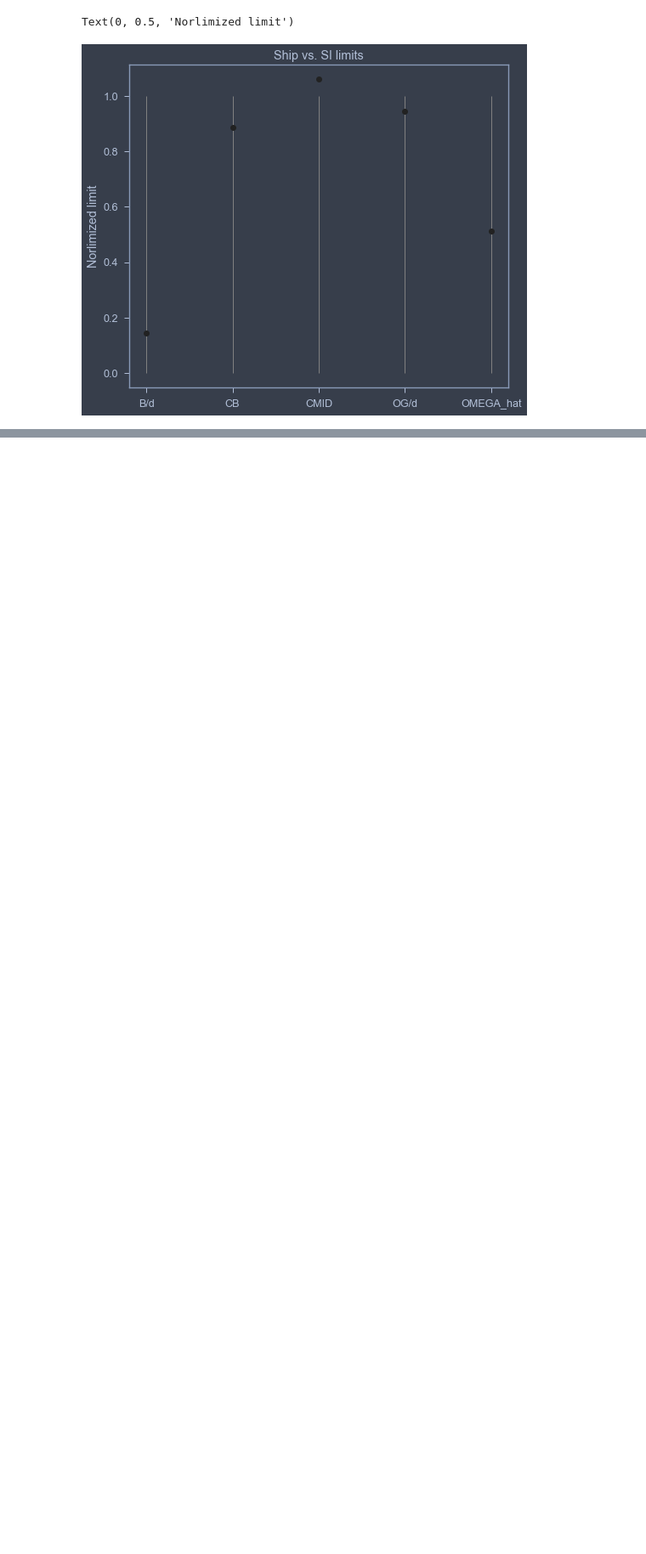
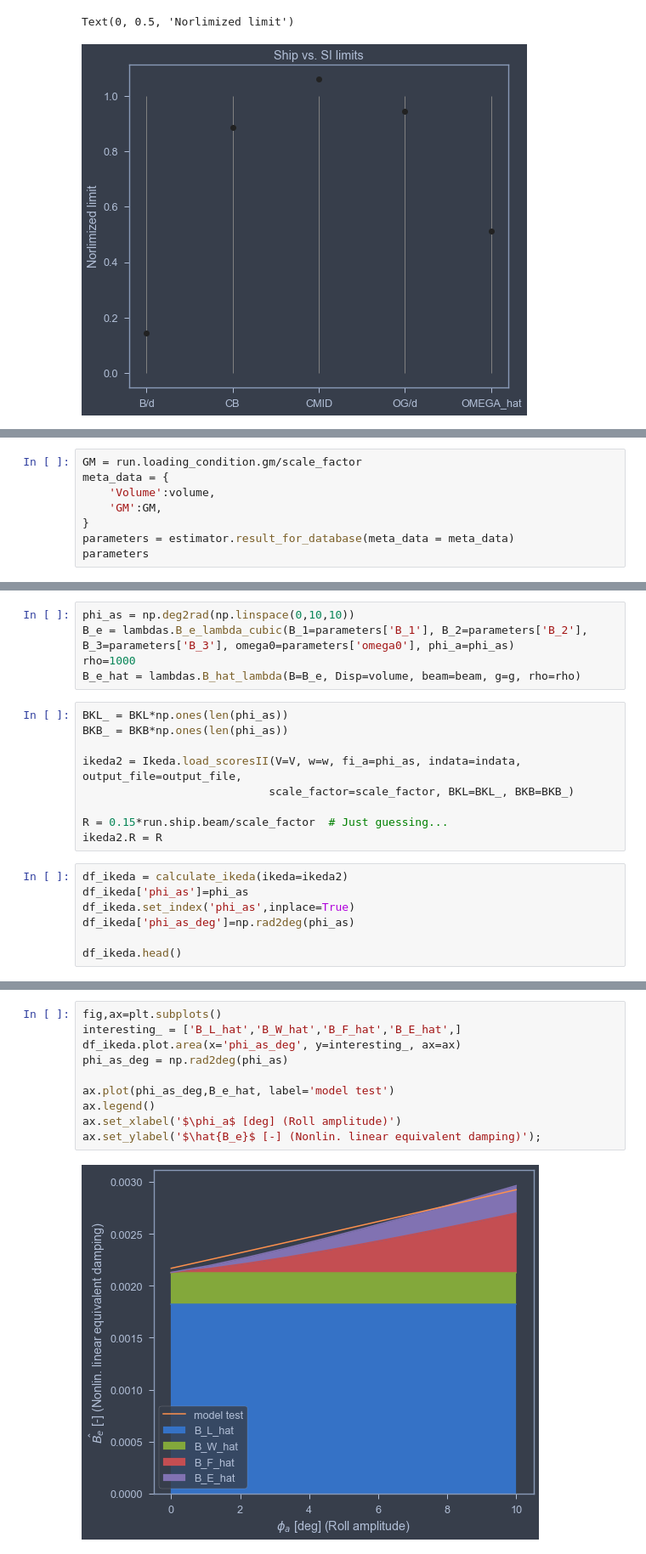
Before and after one commit to martinlarsalbert/Prediction-of-roll-motion-using-fully-nonlinear-potential-flow-and-Ikedas-method, a Jupyter notebook: notebooks/04.2_KVLCC2_Ikeda_method_speed.ipynb, the cells around one changed output, grey strips where cells are left out. Shown at 85% size. Cells and saved outputs as stored; diff of their text form; blank space fills up the shorter version.

Commit message:
Got very good result fro KVLCC2 compared to model tests.

```diff
--- a/notebooks/04.2_KVLCC2_Ikeda_method_speed.ipynb
+++ b/notebooks/04.2_KVLCC2_Ikeda_method_speed.ipynb
@@ -384,0 +401,8 @@ Text(0, 0.5, 'Norlimized limit')
+# %%
+GM = run.loading_condition.gm/scale_factor
+meta_data = {
+    'Volume':volume,
+    'GM':GM,
+}
+parameters = estimator.result_for_database(meta_data = meta_data)
+parameters
@@ -384,0 +428,21 @@ Text(0, 0.5, 'Norlimized limit')
+# %%
+phi_as = np.deg2rad(np.linspace(0,10,10))
+B_e = lambdas.B_e_lambda_cubic(B_1=parameters['B_1'], B_2=parameters['B_2'], B_3=parameters['B_3'], omega0=parameters['omega0'], phi_a=phi_as)
+rho=1000
+B_e_hat = lambdas.B_hat_lambda(B=B_e, Disp=volume, beam=beam, g=g, rho=rho)
+# %%
+BKL_ = BKL*np.ones(len(phi_as))
+BKB_ = BKB*np.ones(len(phi_as))
+
+ikeda2 = Ikeda.load_scoresII(V=V, w=w, fi_a=phi_as, indata=indata, output_file=output_file,
+                            scale_factor=scale_factor, BKL=BKL_, BKB=BKB_)
+
+R = 0.15*run.ship.beam/scale_factor  # Just guessing...
+ikeda2.R = R
+# %%
+df_ikeda = calculate_ikeda(ikeda=ikeda2)
+df_ikeda['phi_as']=phi_as
+df_ikeda.set_index('phi_as',inplace=True)
+df_ikeda['phi_as_deg']=np.rad2deg(phi_as)
+
+df_ikeda.head()
@@ -384,0 +459,12 @@ Text(0, 0.5, 'Norlimized limit')
+# %%
+fig,ax=plt.subplots()
+interesting_ = ['B_L_hat','B_W_hat','B_F_hat','B_E_hat',]
+df_ikeda.plot.area(x='phi_as_deg', y=interesting_, ax=ax)
+phi_as_deg = np.rad2deg(phi_as)
+
+ax.plot(phi_as_deg,B_e_hat, label='model test')
+ax.legend()
+ax.set_xlabel('$\phi_a$ [deg] (Roll amplitude)')
+ax.set_ylabel('$\hat{B_e}$ [-] (Nonlin. linear equivalent damping)');
+# %% [output]
+[figure, added]
```
Also changed, not shown: parts of 11 cells of this notebook, 4 other files.
